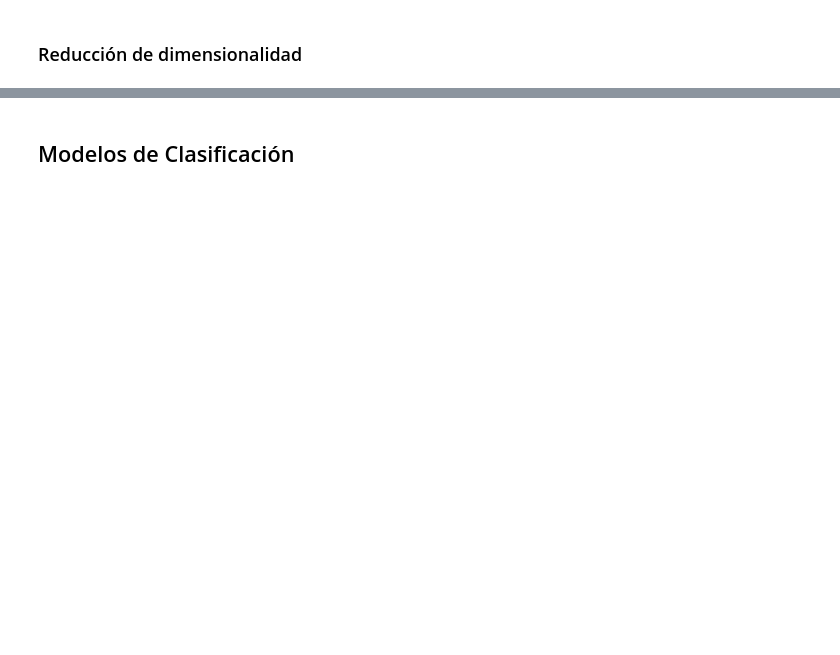
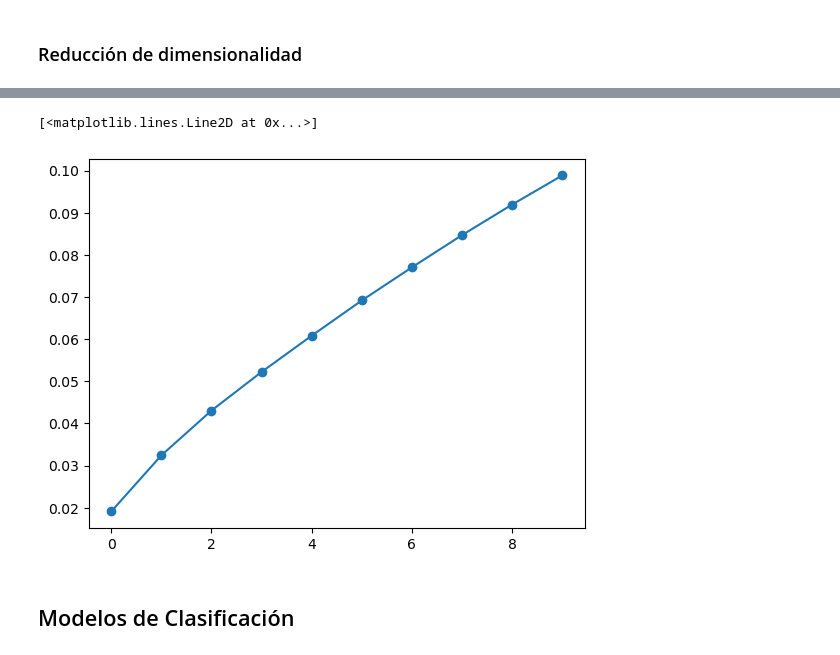
Before and after one commit to srobaina99/Introducci-n-a-ciencia-de-datos, a Jupyter notebook: Tarea 2/shakespeare_tarea_2.ipynb, the cells around one changed output, grey strips where cells are left out. Drawn from its saved outputs; the diff is of its cells as text; code cells hidden in the pictures; blank space fills up the shorter version.

```diff
--- a/Tarea 2/shakespeare_tarea_2.ipynb
+++ b/Tarea 2/shakespeare_tarea_2.ipynb
@@ -240,4 +245,5 @@ X_train_counts
 # %%
+#Matriz sin stopwords con tf(term freq)
 tf_idf = TfidfTransformer(use_idf=False)
-X_train_tf = tf_idf.fit_transform(X_train_counts)
+X_train_tf = tf_idf.fit_transform(X_train_countssw)
 X_train_tf
@@ -261,3 +345,9 @@ ax.legend()
+# %%
+VarExp = reductor10.explained_variance_ratio_
+plt.plot(np.cumsum(VarExp),marker='o')
+# %% [output]
+[<matplotlib.lines.Line2D at 0x...>]
+[figure, added]
 # %% [markdown]
 ## Modelos de Clasificación
 # %%
```
Also changed, not shown: parts of 22 cells of this notebook.
